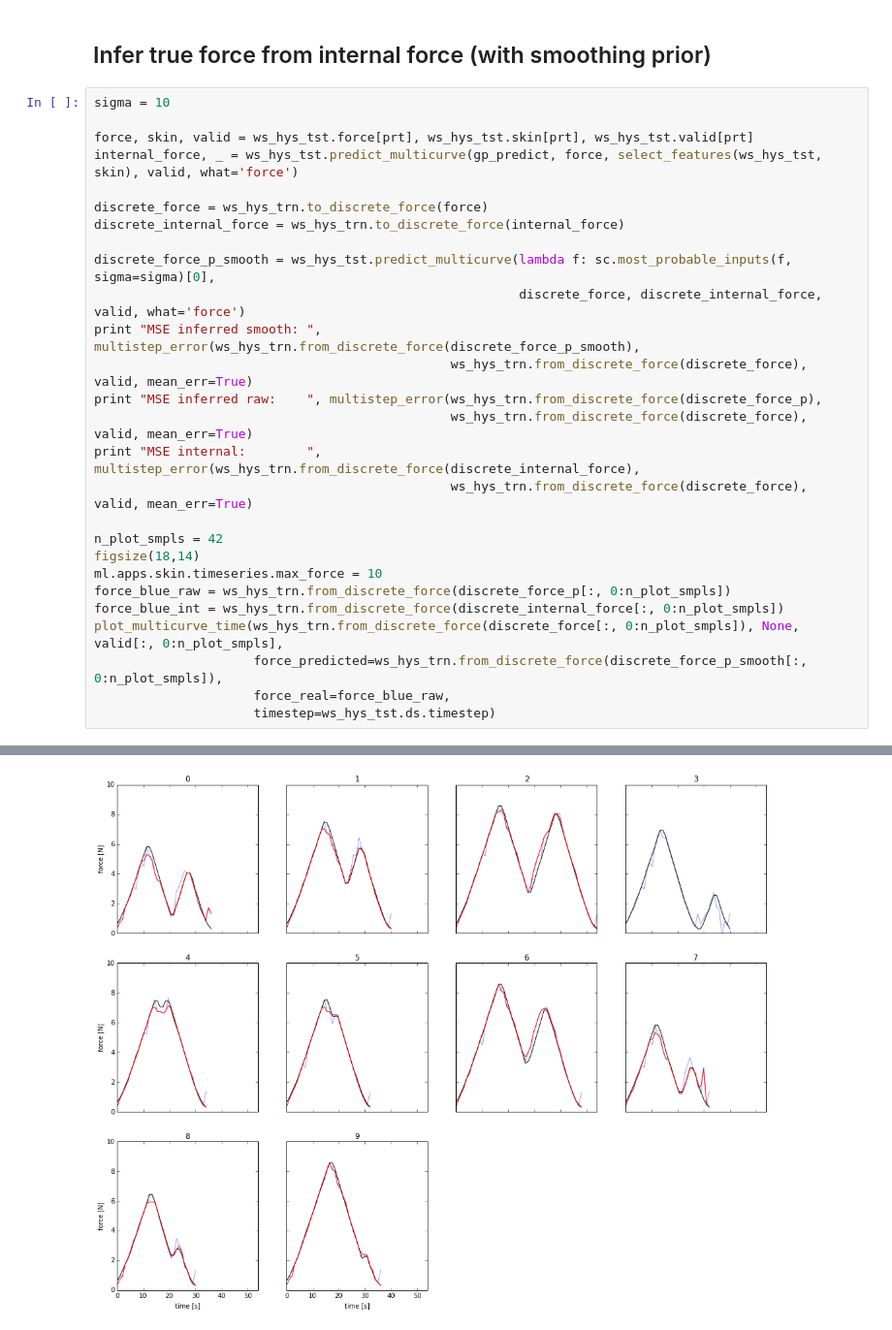
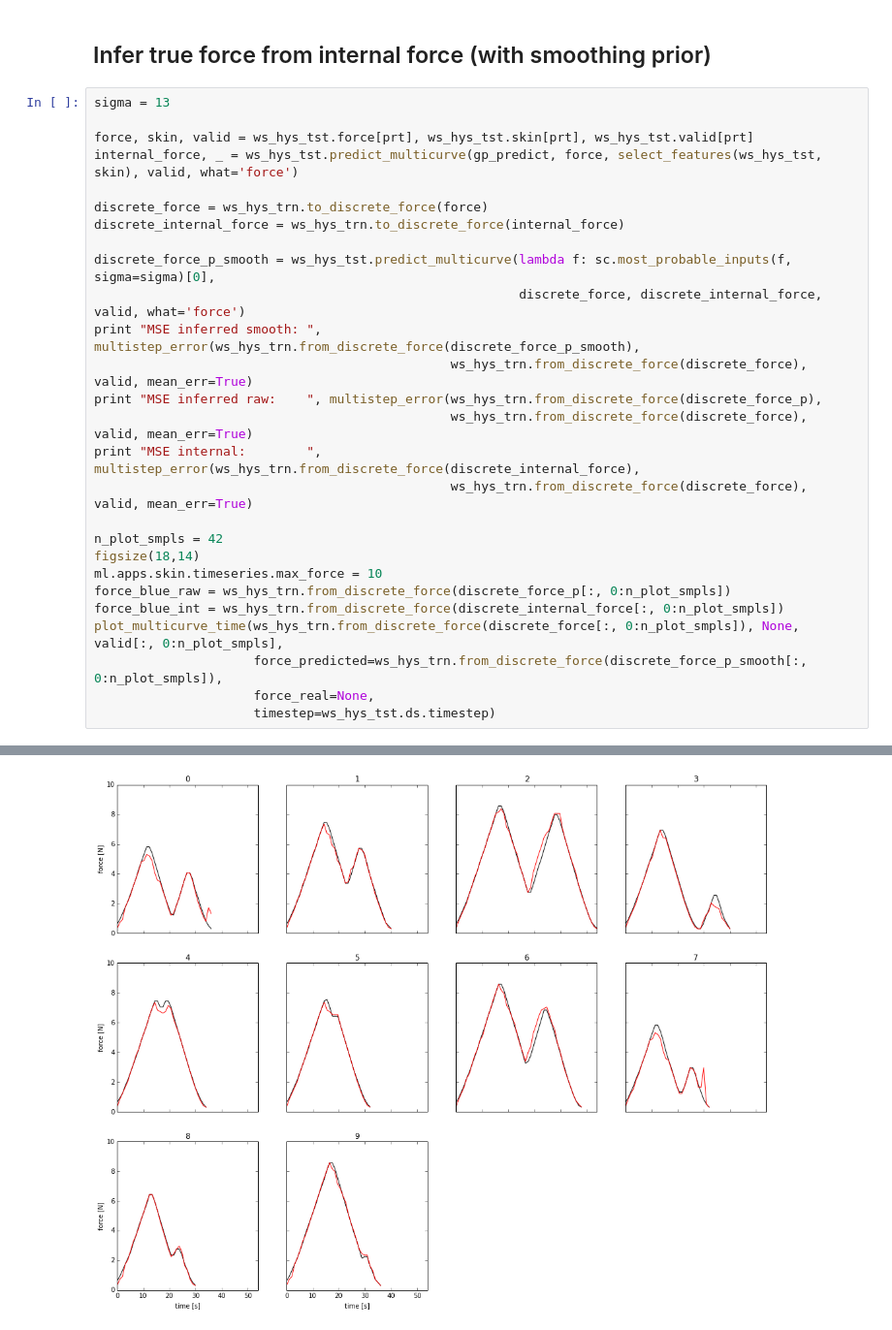
Before and after one commit to surban/ml, a Jupyter notebook: notebooks/Skin-Multifreq-GP-ManualFeatures-Chain-BidirTraining.ipynb, the cells around one changed output, grey strips where cells are left out. Shown at 97% size. Saved outputs shown, nothing was run; the diff lists cells and outputs as text.

```diff
--- a/notebooks/Skin-Multifreq-GP-ManualFeatures-Chain-BidirTraining.ipynb
+++ b/notebooks/Skin-Multifreq-GP-ManualFeatures-Chain-BidirTraining.ipynb
@@ -295,7 +295,7 @@ MSE internal:  0.166790827225
 # %% [markdown]
 ## Infer true force from internal force (with smoothing prior)
 # %%
-sigma = 10
+sigma = 13
 
 force, skin, valid = ws_hys_tst.force[prt], ws_hys_tst.skin[prt], ws_hys_tst.valid[prt]
 internal_force, _ = ws_hys_tst.predict_multicurve(gp_predict, force, select_features(ws_hys_tst, skin), valid, what='force')
@@ -319,6 +319,6 @@ force_blue_raw = ws_hys_trn.from_discrete_force(discrete_force_p[:, 0:n_plot_smp
 force_blue_int = ws_hys_trn.from_discrete_force(discrete_internal_force[:, 0:n_plot_smpls])
 plot_multicurve_time(ws_hys_trn.from_discrete_force(discrete_force[:, 0:n_plot_smpls]), None, valid[:, 0:n_plot_smpls],
                      force_predicted=ws_hys_trn.from_discrete_force(discrete_force_p_smooth[:, 0:n_plot_smpls]),
-                     force_real=force_blue_raw,
+                     force_real=None,
                      timestep=ws_hys_tst.ds.timestep)
 # %% [output]
@@ -326,3 +326,3 @@ MSE inferred smooth:  0.734585041885
 MSE inferred raw:     0.0656922722513
 MSE internal:         0.166790827225
-[figure, old version]
+[figure, new version]
```
Also changed, not shown: parts of 1 cell of this notebook, 1 other file.
